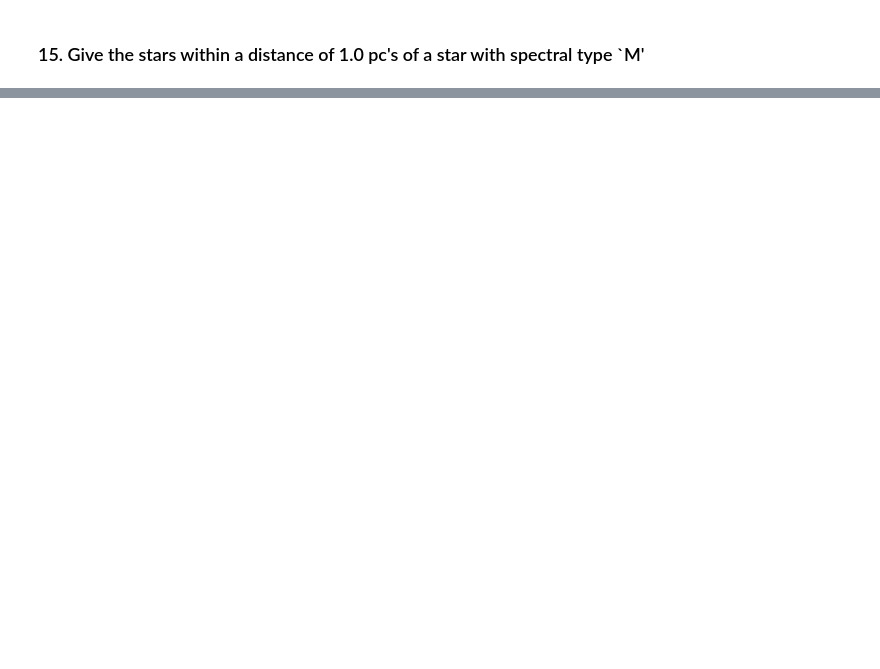
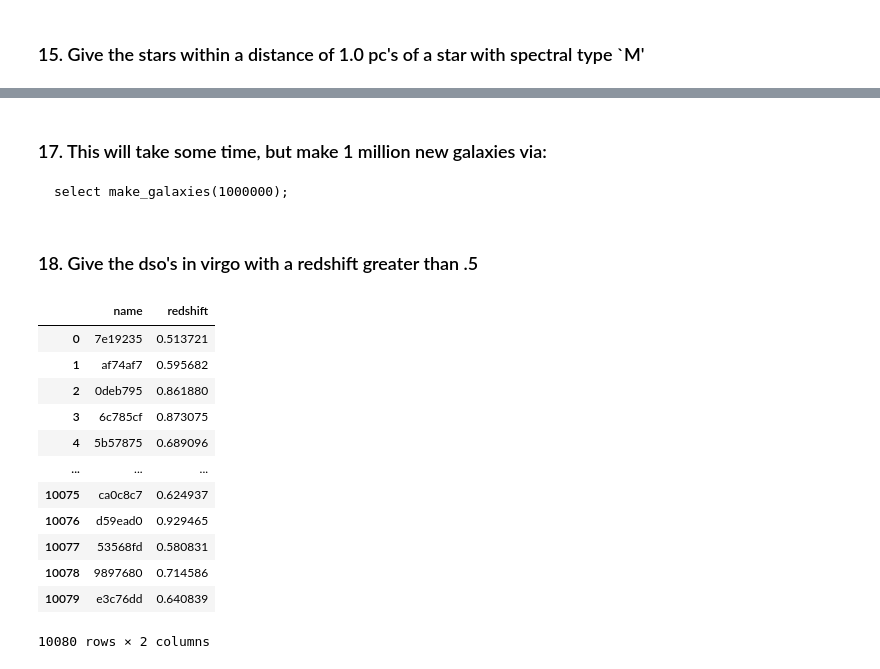
Before and after one commit to MrDiaf/database_and_application_recitation3, a Jupyter notebook: recitation_3_part_B.ipynb, the cells around one changed output, grey strips where cells are left out. Saved outputs shown, nothing was run; the diff lists cells and outputs as text; code cells hidden in the pictures; blank space fills up the shorter version.

````diff
--- a/recitation_3_part_B.ipynb
+++ b/recitation_3_part_B.ipynb
@@ -317,0 +331,31 @@ print_query(query)
+# %% [markdown]
+### 17. This will take some time, but make 1 million new galaxies via:
+
+```
+select make_galaxies(1000000);
+```
+# %% [markdown]
+### 18.  Give the dso's in virgo with a redshift greater than .5
+# %%
+query = """
+SELECT d.name, d.redshift
+FROM dso AS d JOIN constellation AS c
+ON d.con = c.abbr
+WHERE c.name ILIKE 'virgo' AND d.redshift > 0.5;
+"""
+
+print_query(query)
+# %% [output]
+|  | name | redshift |
+| 0 | 7e19235 | 0.513721 |
+| 1 | af74af7 | 0.595682 |
+| 2 | 0deb795 | 0.861880 |
+| 3 | 6c785cf | 0.873075 |
+| 4 | 5b57875 | 0.689096 |
+| ... | ... | ... |
+| 10075 | ca0c8c7 | 0.624937 |
+| 10076 | d59ead0 | 0.929465 |
+| 10077 | 53568fd | 0.580831 |
+| 10078 | 9897680 | 0.714586 |
+| 10079 | e3c76dd | 0.640839 |
+10080 rows × 2 columns
````
Also changed, not shown: parts of 8 cells of this notebook, 1 other file.
